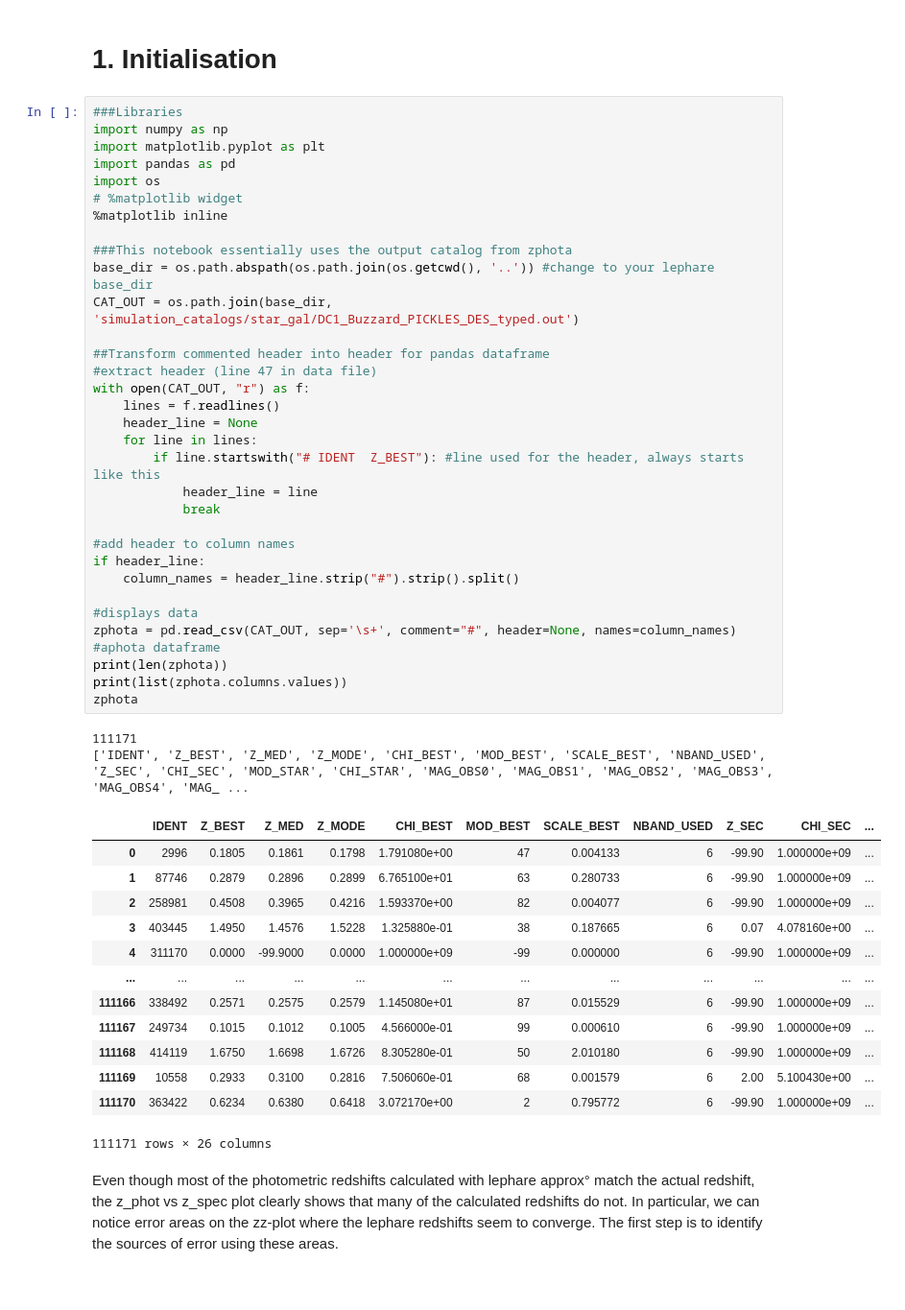
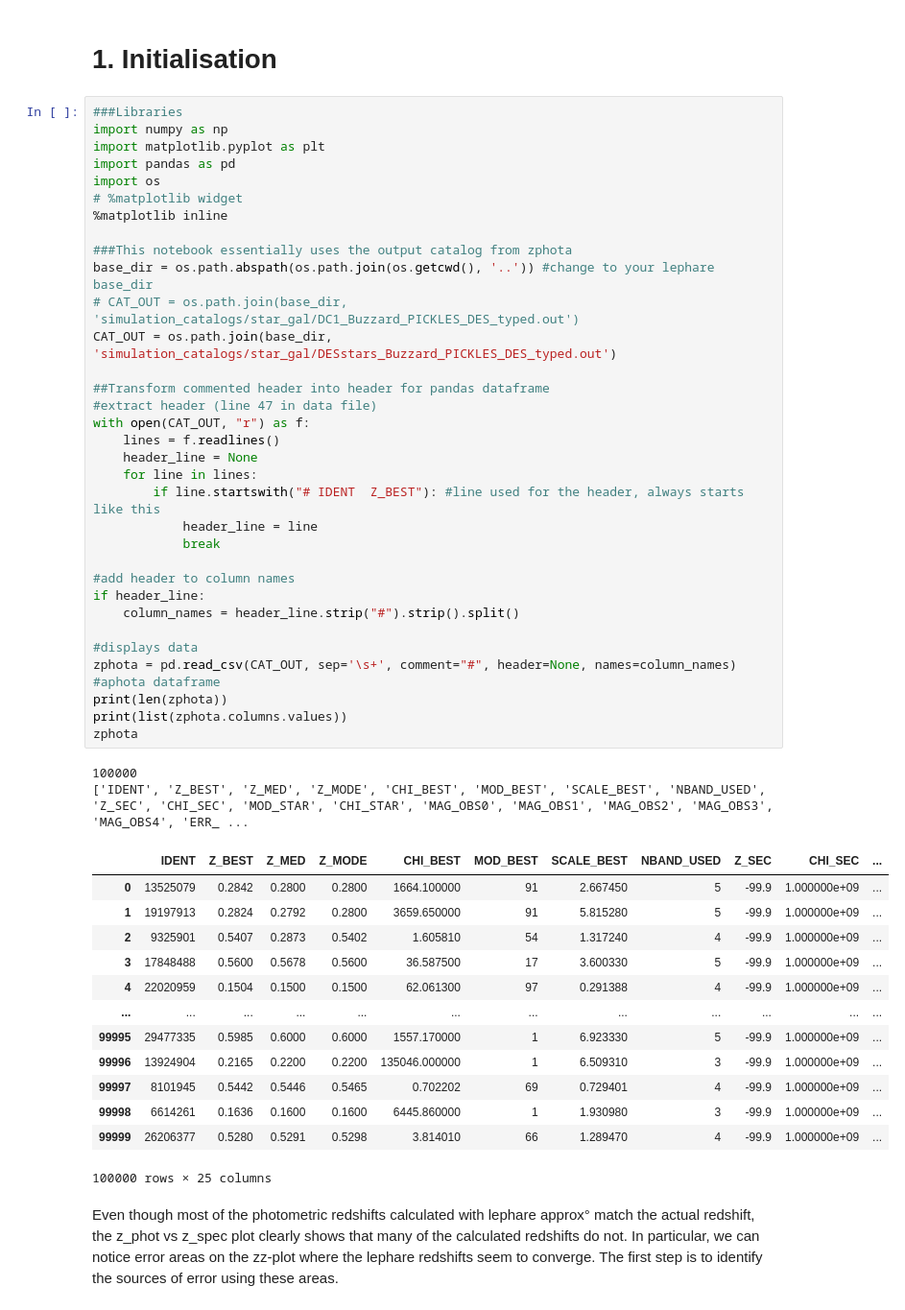
Before and after one commit to lephare-photoz/lephare, a Jupyter notebook: training_stats/notebooks/DC1_stargal_stats.ipynb, the cells around one changed output. Shown at 96% size. Saved outputs shown, nothing was run; the diff lists cells and outputs as text.

```diff
--- a/training_stats/notebooks/DC1_stargal_stats.ipynb
+++ b/training_stats/notebooks/DC1_stargal_stats.ipynb
@@ -11,48 +11,49 @@ import numpy as np
 import matplotlib.pyplot as plt
 import pandas as pd
 import os
 # %matplotlib widget
 %matplotlib inline
 
 ###This notebook essentially uses the output catalog from zphota
 base_dir = os.path.abspath(os.path.join(os.getcwd(), '..')) #change to your lephare base_dir
-CAT_OUT = os.path.join(base_dir, 'simulation_catalogs/star_gal/DC1_Buzzard_PICKLES_DES_typed.out')
+# CAT_OUT = os.path.join(base_dir, 'simulation_catalogs/star_gal/DC1_Buzzard_PICKLES_DES_typed.out')
+CAT_OUT = os.path.join(base_dir, 'simulation_catalogs/star_gal/DESstars_Buzzard_PICKLES_DES_typed.out')
 
 ##Transform commented header into header for pandas dataframe
 #extract header (line 47 in data file)
 with open(CAT_OUT, "r") as f:
     lines = f.readlines()
     header_line = None
     for line in lines:
         if line.startswith("# IDENT  Z_BEST"): #line used for the header, always starts like this
             header_line = line
             break
 
 #add header to column names
 if header_line:
     column_names = header_line.strip("#").strip().split()
 
 #displays data
 zphota = pd.read_csv(CAT_OUT, sep='\s+', comment="#", header=None, names=column_names) #aphota dataframe
 print(len(zphota))
 print(list(zphota.columns.values))
 zphota
 # %% [output]
-111171
-['IDENT', 'Z_BEST', 'Z_MED', 'Z_MODE', 'CHI_BEST', 'MOD_BEST', 'SCALE_BEST', 'NBAND_USED', 'Z_SEC', 'CHI_SEC', 'MOD_STAR', 'CHI_STAR', 'MAG_OBS0', 'MAG_OBS1', 'MAG_OBS2', 'MAG_OBS3', 'MAG_OBS4', 'MAG_ ...
+100000
+['IDENT', 'Z_BEST', 'Z_MED', 'Z_MODE', 'CHI_BEST', 'MOD_BEST', 'SCALE_BEST', 'NBAND_USED', 'Z_SEC', 'CHI_SEC', 'MOD_STAR', 'CHI_STAR', 'MAG_OBS0', 'MAG_OBS1', 'MAG_OBS2', 'MAG_OBS3', 'MAG_OBS4', 'ERR_ ...
 |  | IDENT | Z_BEST | Z_MED | Z_MODE | CHI_BEST | MOD_BEST | SCALE_BEST | NBAND_USED | Z_SEC | CHI_SEC | ... |
-| 0 | 2996 | 0.1805 | 0.1861 | 0.1798 | 1.791080e+00 | 47 | 0.004133 | 6 | -99.90 | 1.000000e+09 | ... |
-| 1 | 87746 | 0.2879 | 0.2896 | 0.2899 | 6.765100e+01 | 63 | 0.280733 | 6 | -99.90 | 1.000000e+09 | ... |
-| 2 | 258981 | 0.4508 | 0.3965 | 0.4216 | 1.593370e+00 | 82 | 0.004077 | 6 | -99.90 | 1.000000e+09 | ... |
-| 3 | 403445 | 1.4950 | 1.4576 | 1.5228 | 1.325880e-01 | 38 | 0.187665 | 6 | 0.07 | 4.078160e+00 | ... |
-| 4 | 311170 | 0.0000 | -99.9000 | 0.0000 | 1.000000e+09 | -99 | 0.000000 | 6 | -99.90 | 1.000000e+09 | ... |
+| 0 | 13525079 | 0.2842 | 0.2800 | 0.2800 | 1664.100000 | 91 | 2.667450 | 5 | -99.9 | 1.000000e+09 | ... |
+| 1 | 19197913 | 0.2824 | 0.2792 | 0.2800 | 3659.650000 | 91 | 5.815280 | 5 | -99.9 | 1.000000e+09 | ... |
+| 2 | 9325901 | 0.5407 | 0.2873 | 0.5402 | 1.605810 | 54 | 1.317240 | 4 | -99.9 | 1.000000e+09 | ... |
+| 3 | 17848488 | 0.5600 | 0.5678 | 0.5600 | 36.587500 | 17 | 3.600330 | 5 | -99.9 | 1.000000e+09 | ... |
+| 4 | 22020959 | 0.1504 | 0.1500 | 0.1500 | 62.061300 | 97 | 0.291388 | 4 | -99.9 | 1.000000e+09 | ... |
 | ... | ... | ... | ... | ... | ... | ... | ... | ... | ... | ... | ... |
-| 111166 | 338492 | 0.2571 | 0.2575 | 0.2579 | 1.145080e+01 | 87 | 0.015529 | 6 | -99.90 | 1.000000e+09 | ... |
-| 111167 | 249734 | 0.1015 | 0.1012 | 0.1005 | 4.566000e-01 | 99 | 0.000610 | 6 | -99.90 | 1.000000e+09 | ... |
-| 111168 | 414119 | 1.6750 | 1.6698 | 1.6726 | 8.305280e-01 | 50 | 2.010180 | 6 | -99.90 | 1.000000e+09 | ... |
-| 111169 | 10558 | 0.2933 | 0.3100 | 0.2816 | 7.506060e-01 | 68 | 0.001579 | 6 | 2.00 | 5.100430e+00 | ... |
-| 111170 | 363422 | 0.6234 | 0.6380 | 0.6418 | 3.072170e+00 | 2 | 0.795772 | 6 | -99.90 | 1.000000e+09 | ... |
+| 99995 | 29477335 | 0.5985 | 0.6000 | 0.6000 | 1557.170000 | 1 | 6.923330 | 5 | -99.9 | 1.000000e+09 | ... |
+| 99996 | 13924904 | 0.2165 | 0.2200 | 0.2200 | 135046.000000 | 1 | 6.509310 | 3 | -99.9 | 1.000000e+09 | ... |
+| 99997 | 8101945 | 0.5442 | 0.5446 | 0.5465 | 0.702202 | 69 | 0.729401 | 4 | -99.9 | 1.000000e+09 | ... |
+| 99998 | 6614261 | 0.1636 | 0.1600 | 0.1600 | 6445.860000 | 1 | 1.930980 | 3 | -99.9 | 1.000000e+09 | ... |
+| 99999 | 26206377 | 0.5280 | 0.5291 | 0.5298 | 3.814010 | 66 | 1.289470 | 4 | -99.9 | 1.000000e+09 | ... |
-111171 rows × 26 columns
+100000 rows × 25 columns
 # %% [markdown]
 Even though most of the photometric redshifts calculated with lephare approx° match the actual redshift, the z_phot vs z_spec plot clearly shows that many of the calculated redshifts do not. In particular, we can notice error areas on the zz-plot where the lephare redshifts seem to converge. The first step is to identify the sources of error using these areas.
 # %%
```
Also changed, not shown: parts of 6 cells of this notebook, 3 other files.
